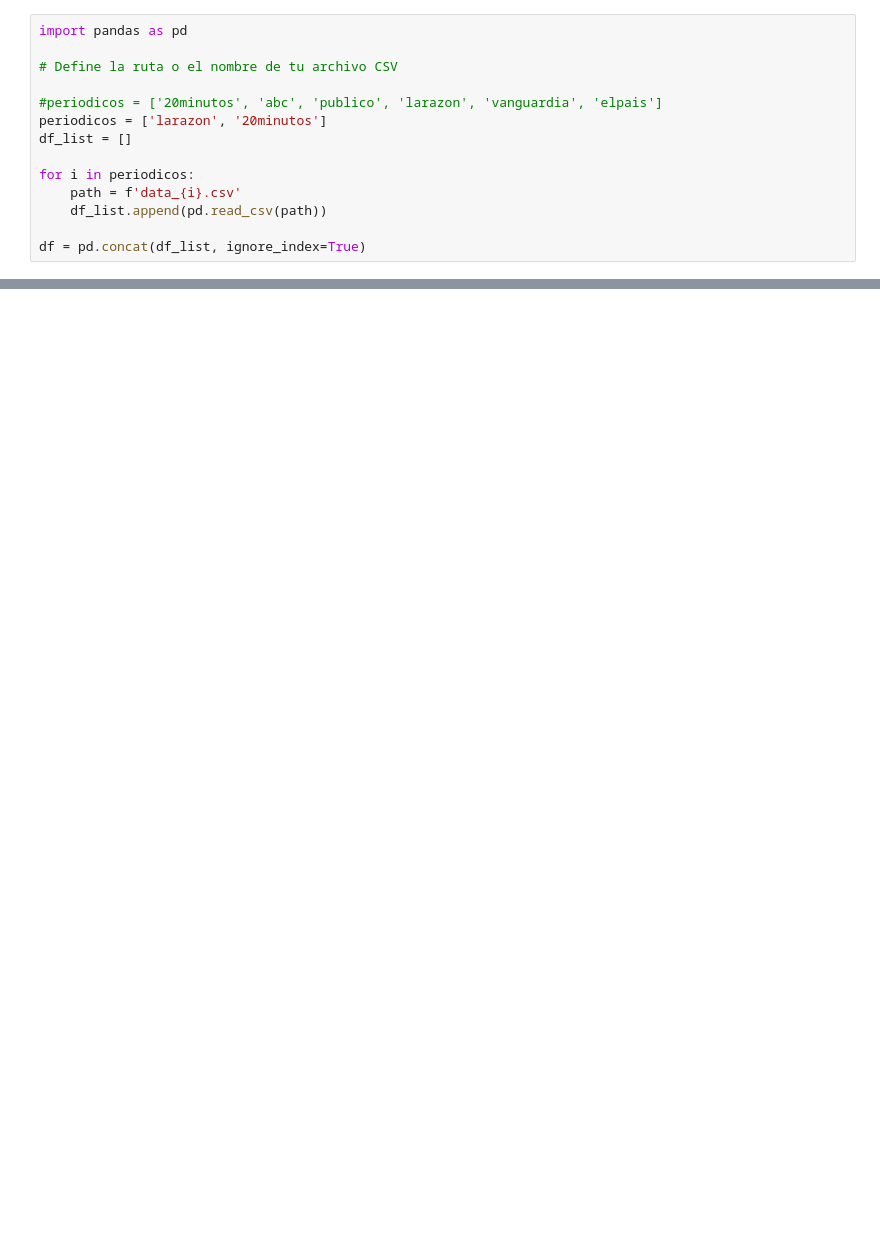
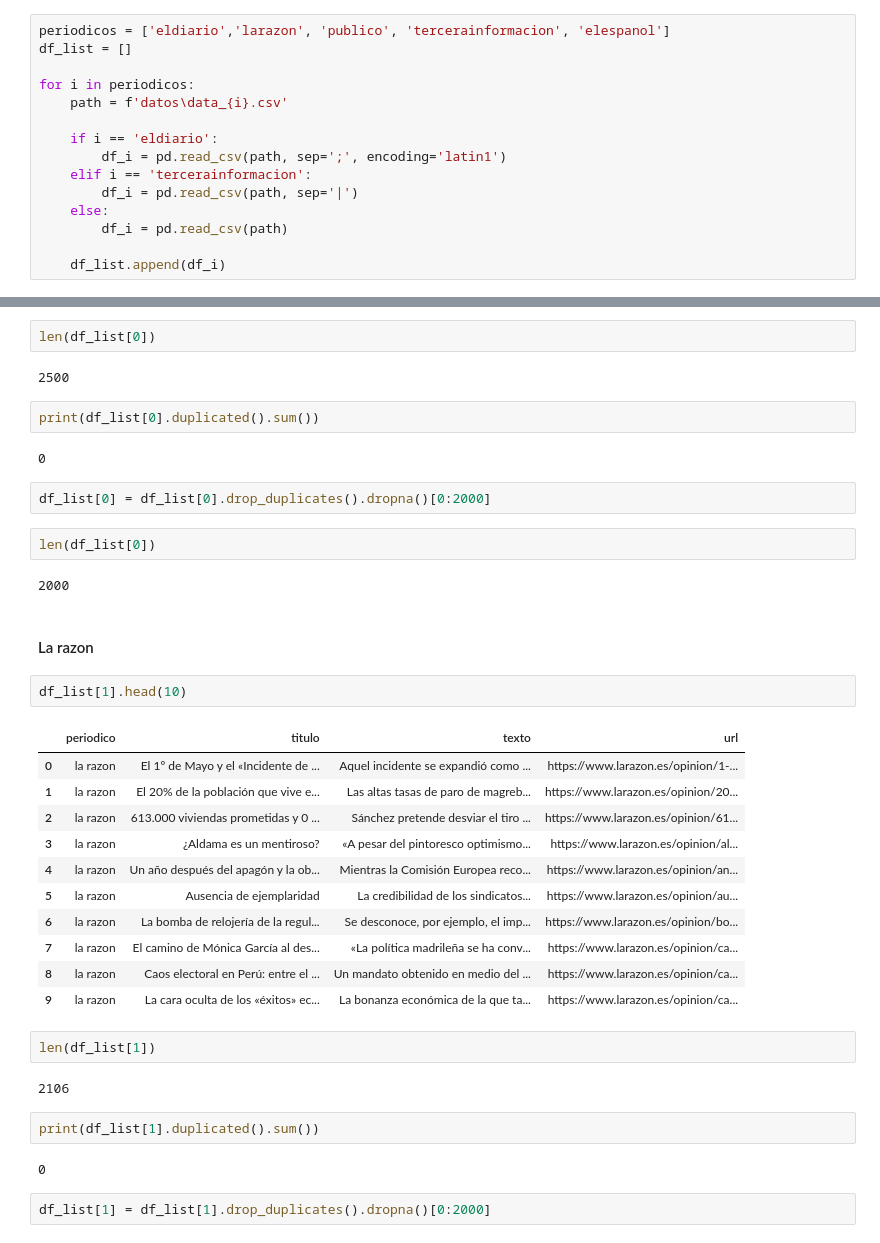
Before and after one commit to avaljuan/NLP_trabajo, a Jupyter notebook: Analisis.ipynb, the cells around one changed output, grey strips where cells are left out. Drawn from its saved outputs; the diff is of its cells as text; blank space fills up the shorter version.

```diff
--- a/Analisis.ipynb
+++ b/Analisis.ipynb
@@ -1,14 +17,15 @@
 # %%
-import pandas as pd
-
-# Define la ruta o el nombre de tu archivo CSV
-
-#periodicos = ['20minutos', 'abc', 'publico', 'larazon', 'vanguardia', 'elpais']
-periodicos = ['larazon', '20minutos']
+periodicos = ['eldiario','larazon', 'publico', 'tercerainformacion', 'elespanol']
 df_list = []
 
 for i in periodicos:
-    path = f'data_{i}.csv'
-    df_list.append(pd.read_csv(path))
+    path = f'datos\data_{i}.csv'
 
-df = pd.concat(df_list, ignore_index=True)
+    if i == 'eldiario':
+        df_i = pd.read_csv(path, sep=';', encoding='latin1')
+    elif i == 'tercerainformacion':
+        df_i = pd.read_csv(path, sep='|')
+    else:
+        df_i = pd.read_csv(path)
+
+    df_list.append(df_i)
@@ -23,0 +47,40 @@ df.head(5)
+# %%
+len(df_list[0])
+# %% [output]
+2500
+# %%
+print(df_list[0].duplicated().sum())
+# %% [output]
+0
+# %%
+df_list[0] = df_list[0].drop_duplicates().dropna()[0:2000]
+# %%
+len(df_list[0])
+# %% [output]
+2000
+# %% [markdown]
+#### La razon
+# %%
+df_list[1].head(10)
+# %% [output]
+|  | periodico | titulo | texto | url |
+| 0 | la razon | El 1º de Mayo y el «Incidente de ... | Aquel incidente se expandió como ... | https://www.larazon.es/opinion/1-... |
+| 1 | la razon | El 20% de la población que vive e... | Las altas tasas de paro de magreb... | https://www.larazon.es/opinion/20... |
+| 2 | la razon | 613.000 viviendas prometidas y 0 ... | Sánchez pretende desviar el tiro ... | https://www.larazon.es/opinion/61... |
+| 3 | la razon | ¿Aldama es un mentiroso? | «A pesar del pintoresco optimismo... | https://www.larazon.es/opinion/al... |
+| 4 | la razon | Un año después del apagón y la ob... | Mientras la Comisión Europea reco... | https://www.larazon.es/opinion/an... |
+| 5 | la razon | Ausencia de ejemplaridad | La credibilidad de los sindicatos... | https://www.larazon.es/opinion/au... |
+| 6 | la razon | La bomba de relojería de la regul... | Se desconoce, por ejemplo, el imp... | https://www.larazon.es/opinion/bo... |
+| 7 | la razon | El camino de Mónica García al des... | «La política madrileña se ha conv... | https://www.larazon.es/opinion/ca... |
+| 8 | la razon | Caos electoral en Perú: entre el ... | Un mandato obtenido en medio del ... | https://www.larazon.es/opinion/ca... |
+| 9 | la razon | La cara oculta de los «éxitos» ec... | La bonanza económica de la que ta... | https://www.larazon.es/opinion/ca... |
+# %%
+len(df_list[1])
+# %% [output]
+2106
+# %%
+print(df_list[1].duplicated().sum())
+# %% [output]
+0
+# %%
+df_list[1] = df_list[1].drop_duplicates().dropna()[0:2000]
```
Also changed, not shown: parts of 46 cells of this notebook, 7 other files.
